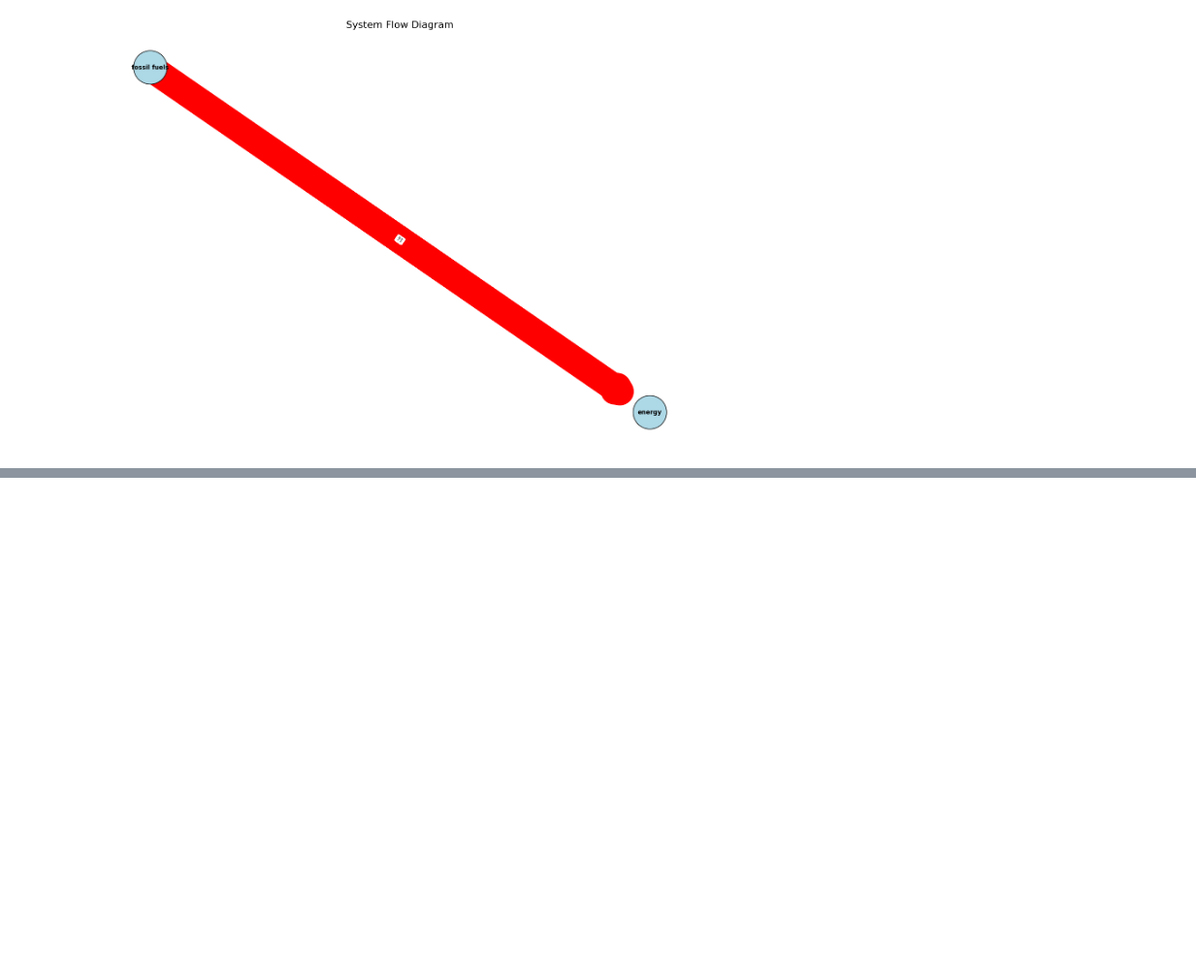
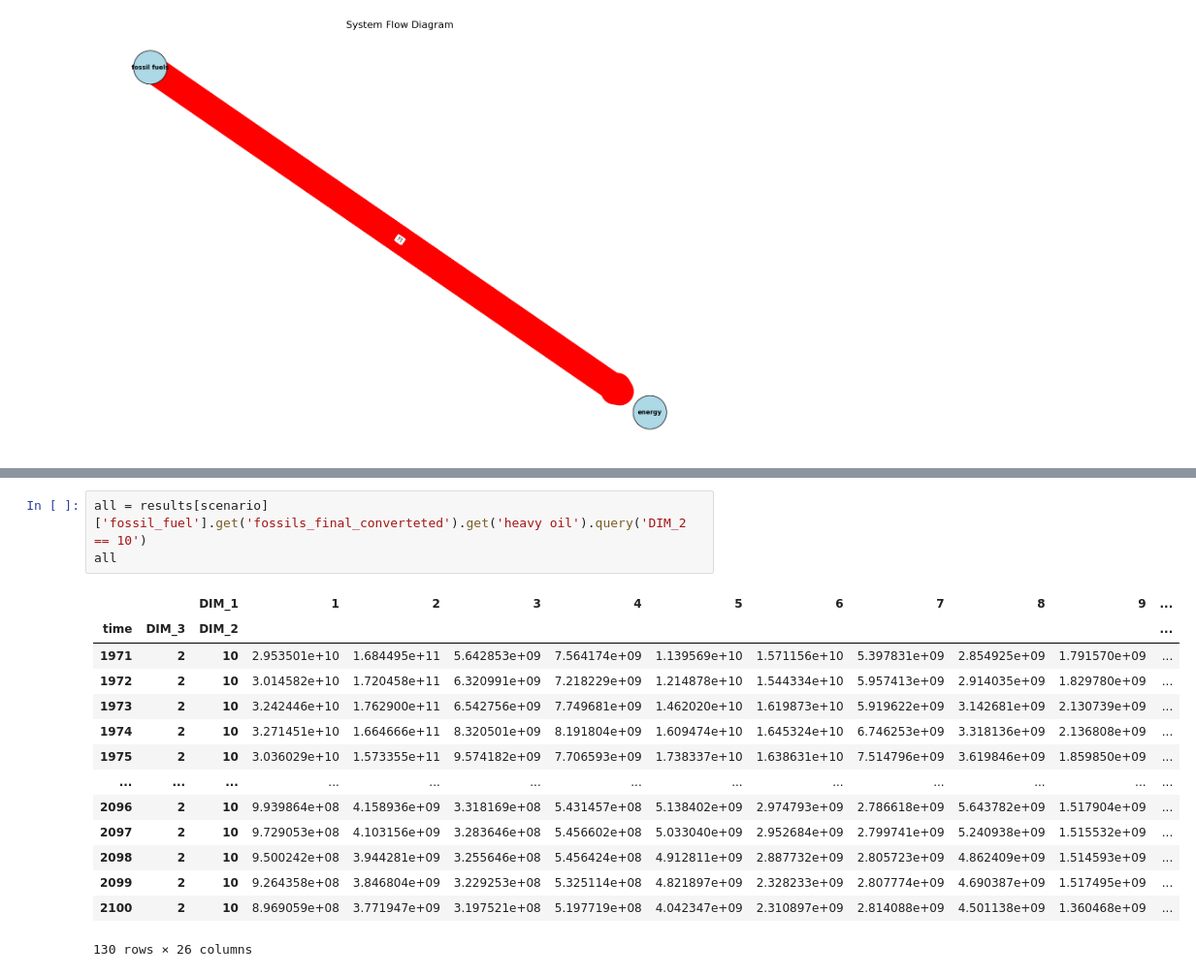
Before and after one commit to imagepbl/image-materials, a Jupyter notebook: imagematerials/rest_of/scripts_test/all_resources.ipynb, the cells around one changed output, grey strips where cells are left out. Shown: that part at 97% size. Drawn from its saved outputs; the diff is of its cells as text; blank space fills up the shorter version.

```diff
--- a/imagematerials/rest_of/scripts_test/all_resources.ipynb
+++ b/imagematerials/rest_of/scripts_test/all_resources.ipynb
@@ -498,0 +531,18 @@ plt.show()
+# %%
+all = results[scenario]['fossil_fuel'].get('fossils_final_converteted').get('heavy oil').query('DIM_2 == 10')
+all
+# %% [output]
+|  |  | DIM_1 | 1 | 2 | 3 | 4 | 5 | 6 | 7 | 8 | 9 | ... |
+| time | DIM_3 | DIM_2 |  |  |  |  |  |  |  |  |  | ... |
+| 1971 | 2 | 10 | 2.953501e+10 | 1.684495e+11 | 5.642853e+09 | 7.564174e+09 | 1.139569e+10 | 1.571156e+10 | 5.397831e+09 | 2.854925e+09 | 1.791570e+09 | ... |
+| 1972 | 2 | 10 | 3.014582e+10 | 1.720458e+11 | 6.320991e+09 | 7.218229e+09 | 1.214878e+10 | 1.544334e+10 | 5.957413e+09 | 2.914035e+09 | 1.829780e+09 | ... |
+| 1973 | 2 | 10 | 3.242446e+10 | 1.762900e+11 | 6.542756e+09 | 7.749681e+09 | 1.462020e+10 | 1.619873e+10 | 5.919622e+09 | 3.142681e+09 | 2.130739e+09 | ... |
+| 1974 | 2 | 10 | 3.271451e+10 | 1.664666e+11 | 8.320501e+09 | 8.191804e+09 | 1.609474e+10 | 1.645324e+10 | 6.746253e+09 | 3.318136e+09 | 2.136808e+09 | ... |
+| 1975 | 2 | 10 | 3.036029e+10 | 1.573355e+11 | 9.574182e+09 | 7.706593e+09 | 1.738337e+10 | 1.638631e+10 | 7.514796e+09 | 3.619846e+09 | 1.859850e+09 | ... |
+| ... | ... | ... | ... | ... | ... | ... | ... | ... | ... | ... | ... | ... |
+| 2096 | 2 | 10 | 9.939864e+08 | 4.158936e+09 | 3.318169e+08 | 5.431457e+08 | 5.138402e+09 | 2.974793e+09 | 2.786618e+09 | 5.643782e+09 | 1.517904e+09 | ... |
+| 2097 | 2 | 10 | 9.729053e+08 | 4.103156e+09 | 3.283646e+08 | 5.456602e+08 | 5.033040e+09 | 2.952684e+09 | 2.799741e+09 | 5.240938e+09 | 1.515532e+09 | ... |
+| 2098 | 2 | 10 | 9.500242e+08 | 3.944281e+09 | 3.255646e+08 | 5.456424e+08 | 4.912811e+09 | 2.887732e+09 | 2.805723e+09 | 4.862409e+09 | 1.514593e+09 | ... |
+| 2099 | 2 | 10 | 9.264358e+08 | 3.846804e+09 | 3.229253e+08 | 5.325114e+08 | 4.821897e+09 | 2.328233e+09 | 2.807774e+09 | 4.690387e+09 | 1.517495e+09 | ... |
+| 2100 | 2 | 10 | 8.969059e+08 | 3.771947e+09 | 3.197521e+08 | 5.197719e+08 | 4.042347e+09 | 2.310897e+09 | 2.814088e+09 | 4.501138e+09 | 1.360468e+09 | ... |
+130 rows × 26 columns
```
Also changed, not shown: parts of 1 cell of this notebook, 2 other files.
